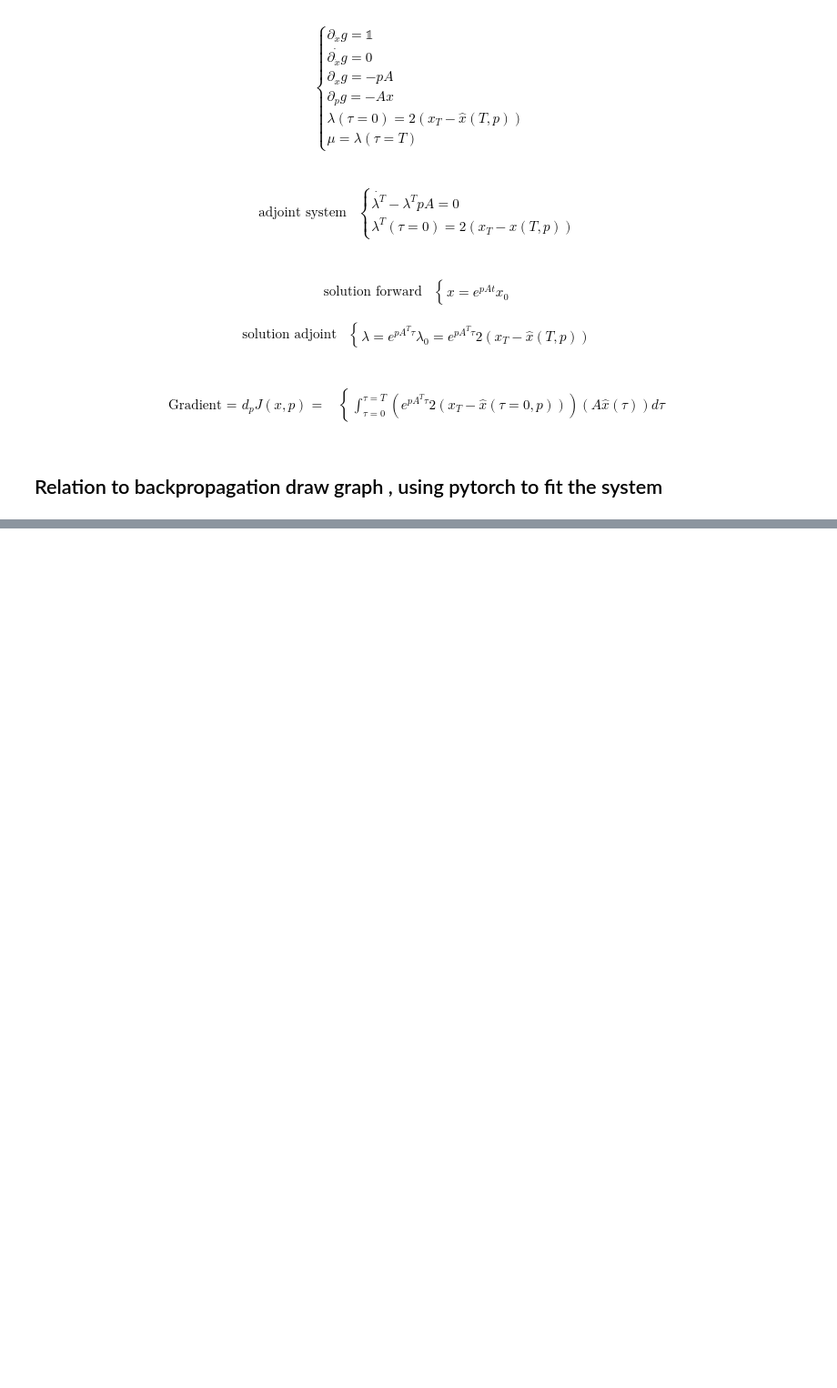
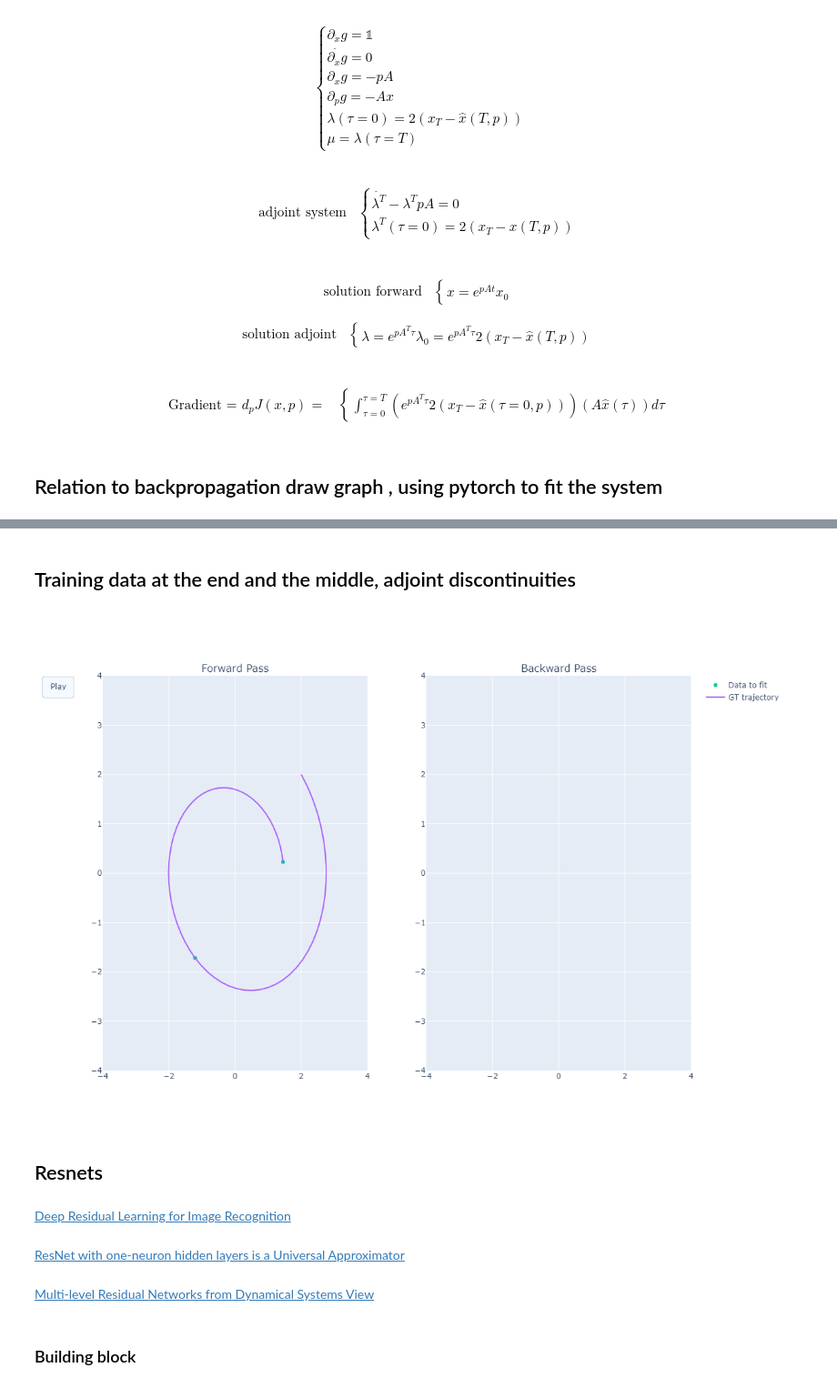
Before and after one commit to jaimelopezgarcia/Adjoint_DL_DS, a Jupyter notebook: main.ipynb, the cells around one changed output, grey strips where cells are left out. Shown at 91% size. Cells and saved outputs as stored; diff of their text form; code cells hidden in the pictures; blank space fills up the shorter version.

```diff
--- a/main.ipynb
+++ b/main.ipynb
@@ -913,0 +446,17 @@ plt.plot(x.numpy()[:,0],y.numpy()[:,0],'.')
+# %% [markdown]
+## Training data at the end and the middle, adjoint discontinuities
+# %%
+fig = make_figure_fwd_bwd(x0,T,data, [30,-1])
+fig.show()
+# %% [output]
+[figure, added]
+# %% [markdown]
+## Resnets
+# %% [markdown]
+[Deep Residual Learning for Image Recognition](https://en.wikipedia.org/wiki/Residual_neural_network)
+# %% [markdown]
+[ResNet with one-neuron hidden layers is a Universal Approximator](https://arxiv.org/abs/1806.10909)
+# %% [markdown]
+[Multi-level Residual Networks from Dynamical Systems View](https://arxiv.org/abs/1710.10348)
+# %% [markdown]
+### Building block
```
Also changed, not shown: parts of 107 cells of this notebook, 15 other files.
